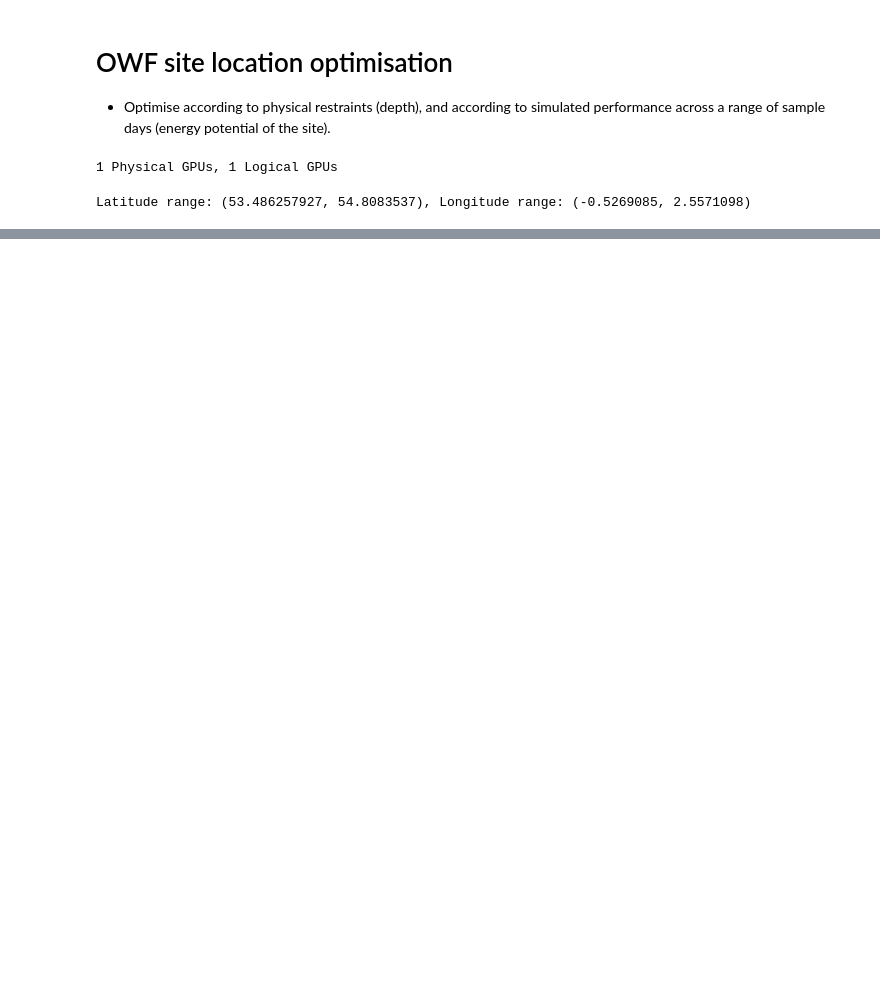
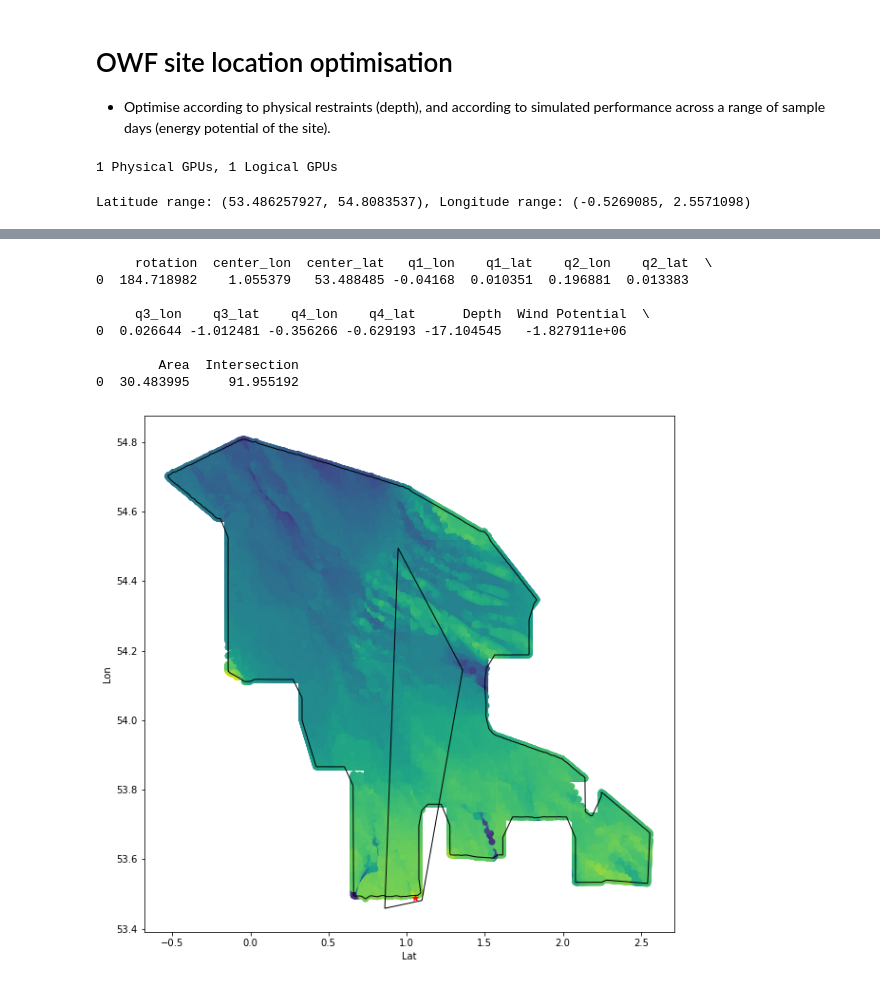
Before and after one commit to Cutwell/plymouth-university-proj518, a Jupyter notebook: optimisation.ipynb, the cells around one changed output, grey strips where cells are left out. Saved outputs shown, nothing was run; the diff lists cells and outputs as text; code cells hidden in the pictures; blank space fills up the shorter version.

```diff
--- a/optimisation.ipynb
+++ b/optimisation.ipynb
@@ -128,7 +206,25 @@ nondominated_solutions = nondominated(algorithm.result)
 Y = np.array([s.objectives for s in nondominated_solutions])
 # %%
 # convert results to pandas dataframe
-results = pd.DataFrame(columns=['x1', 'y1', 'x2', 'y2', 'x3', 'y3', 'x4', 'y4', 'Depth', 'Wind Potential', 'Area'])
+results = pd.DataFrame(
+    columns=[
+        "rotation",
+        "center_lon",
+        "center_lat",
+        "q1_lon",
+        "q1_lat",
+        "q2_lon",
+        "q2_lat",
+        "q3_lon",
+        "q3_lat",
+        "q4_lon",
+        "q4_lat",
+        "Depth",
+        "Wind Potential",
+        "Area",
+        "Intersection",
+    ]
+)
 
 # read nondominated solutions into dataframe
 for i, solution in enumerate(nondominated_solutions):
@@ -226,0 +260,56 @@ plt.show()
+# %%
+fig = pl.figure(figsize=(10, 10))
+ax = fig.add_subplot(111)
+
+# find the best solution
+x = results.loc[results["Intersection"] >= 80]
+x = x.loc[x["Area"] <= 50]
+x = x.loc[x["Area"] >= 30]
+x = x.loc[x["Wind Potential"] == x["Wind Potential"].min()]
+x = x.reset_index(drop=True)
+print(x)
+
+x = x.to_numpy()[0]
+
+# read solution into variables
+rotation = x[0]
+center = x[1:3]
+q1, q2, q3, q4 = x[3:5], x[5:7], x[7:9], x[9:11]
+
+# calculate corner coordinates from center and q offset
+# REVERSE XY from LAT LON to LON LAT
+q1_coord = [center[0] + q1[0], center[1] + q1[1]]
+q2_coord = [center[0] + q2[0], center[1] + q2[1]]
+q3_coord = [center[0] + q3[0], center[1] + q3[1]]
+q4_coord = [center[0] + q4[0], center[1] + q4[1]]
+
+# rotation corner coordinates by rotation angle
+points = np.array([q1_coord, q2_coord, q3_coord, q4_coord])
+
+polygon = Polygon(points)
+# rotate polygon by rotation angle about center coordinate
+polygon = affinity.rotate(polygon, rotation, origin=center)
+
+map = ax.scatter(data["Lon"], data["Lat"], c=data["Depth"], cmap="viridis")
+ax.scatter(center[0], center[1], c="r", marker="*")
+
+patch = PolygonPatch(polygon, fc="#999999", ec="#000000", fill=False)
+ax.add_patch(patch)
+
+map_patch = PolygonPatch(map_polygon, fc="#999999", ec="#000000", fill=False)
+ax.add_patch(map_patch)
+
+ax.set_xlabel("Lat")
+ax.set_ylabel("Lon")
+
+plt.show()
+# %% [output]
+     rotation  center_lon  center_lat   q1_lon    q1_lat    q2_lon    q2_lat  \
+0  184.718982    1.055379   53.488485 -0.04168  0.010351  0.196881  0.013383
+
+     q3_lon    q3_lat    q4_lon    q4_lat      Depth  Wind Potential  \
+0  0.026644 -1.012481 -0.356266 -0.629193 -17.104545   -1.827911e+06
+
+        Area  Intersection
+0  30.483995     91.955192
+[figure, added]
```
Also changed, not shown: parts of 9 cells of this notebook, 4 other files.
